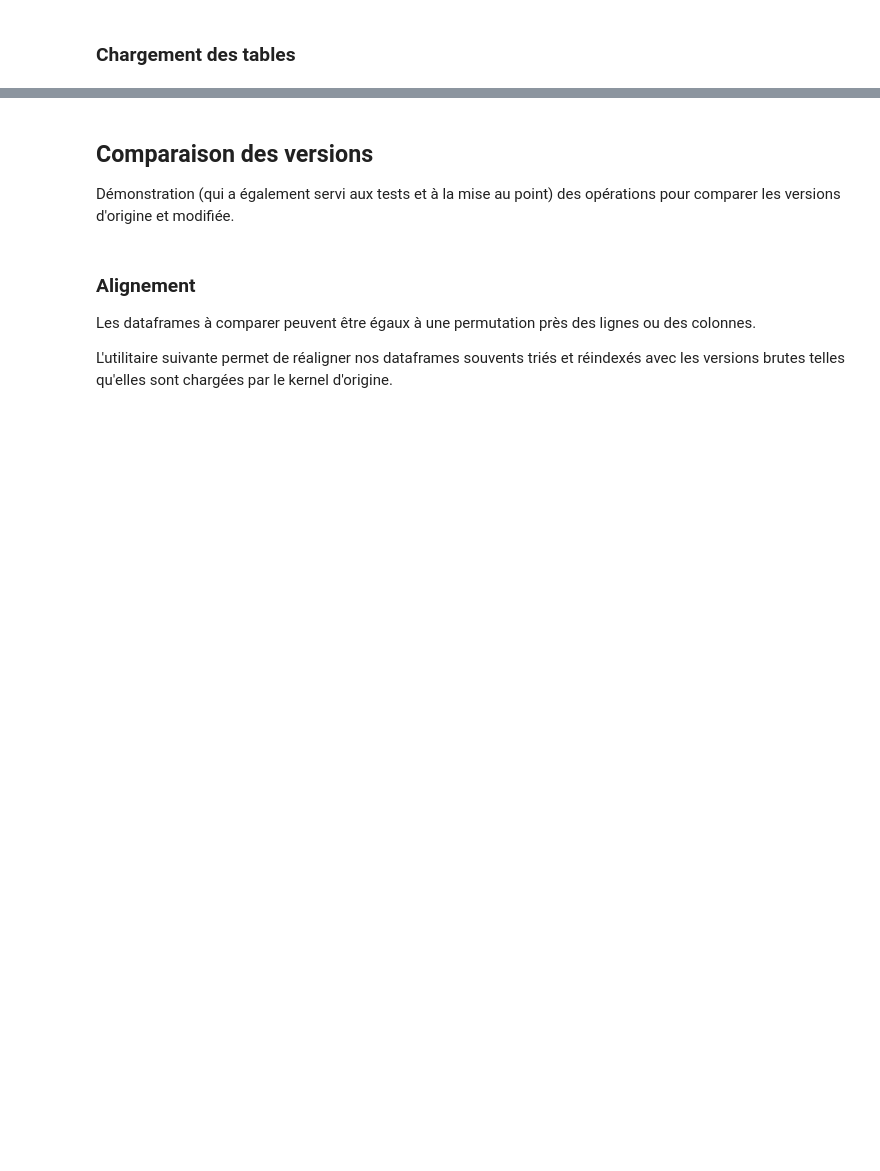
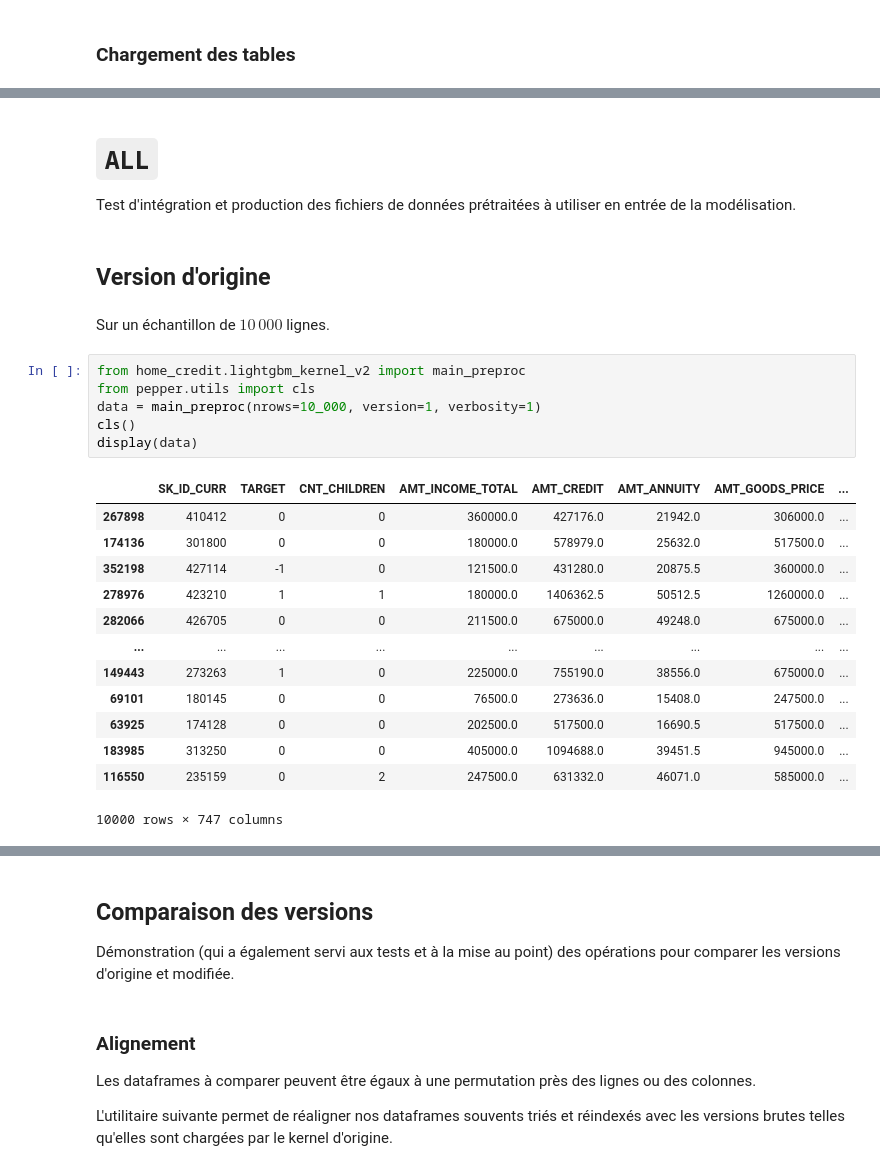
Before and after one commit to Franck-PepperLabs/pepper_credit_scoring_tool, a Jupyter notebook: notebooks/feature_engineering/lightgbm_kernel.ipynb, the cells around one changed output, grey strips where cells are left out. Cells and saved outputs as stored; diff of their text form; blank space fills up the shorter version.

```diff
--- a/notebooks/feature_engineering/lightgbm_kernel.ipynb
+++ b/notebooks/feature_engineering/lightgbm_kernel.ipynb
@@ -1121,0 +983,28 @@ Nous progressons donc par petites étapes, à partir du chargement de la table.
+# %% [markdown]
+# `ALL`
+
+Test d'intégration et production des fichiers de données prétraitées à utiliser en entrée de la modélisation.
+# %% [markdown]
+## Version d'origine
+# %% [markdown]
+Sur un échantillon de $10\,000$ lignes.
+# %%
+from home_credit.lightgbm_kernel_v2 import main_preproc
+from pepper.utils import cls
+data = main_preproc(nrows=10_000, version=1, verbosity=1)
+cls()
+display(data)
+# %% [output]
+|  | SK_ID_CURR | TARGET | CNT_CHILDREN | AMT_INCOME_TOTAL | AMT_CREDIT | AMT_ANNUITY | AMT_GOODS_PRICE | ... |
+| 267898 | 410412 | 0 | 0 | 360000.0 | 427176.0 | 21942.0 | 306000.0 | ... |
+| 174136 | 301800 | 0 | 0 | 180000.0 | 578979.0 | 25632.0 | 517500.0 | ... |
+| 352198 | 427114 | -1 | 0 | 121500.0 | 431280.0 | 20875.5 | 360000.0 | ... |
+| 278976 | 423210 | 1 | 1 | 180000.0 | 1406362.5 | 50512.5 | 1260000.0 | ... |
+| 282066 | 426705 | 0 | 0 | 211500.0 | 675000.0 | 49248.0 | 675000.0 | ... |
+| ... | ... | ... | ... | ... | ... | ... | ... | ... |
+| 149443 | 273263 | 1 | 0 | 225000.0 | 755190.0 | 38556.0 | 675000.0 | ... |
+| 69101 | 180145 | 0 | 0 | 76500.0 | 273636.0 | 15408.0 | 247500.0 | ... |
+| 63925 | 174128 | 0 | 0 | 202500.0 | 517500.0 | 16690.5 | 517500.0 | ... |
+| 183985 | 313250 | 0 | 0 | 405000.0 | 1094688.0 | 39451.5 | 945000.0 | ... |
+| 116550 | 235159 | 0 | 2 | 247500.0 | 631332.0 | 46071.0 | 585000.0 | ... |
+10000 rows × 747 columns
```
Also changed, not shown: parts of 263 cells of this notebook, 8 other files.
